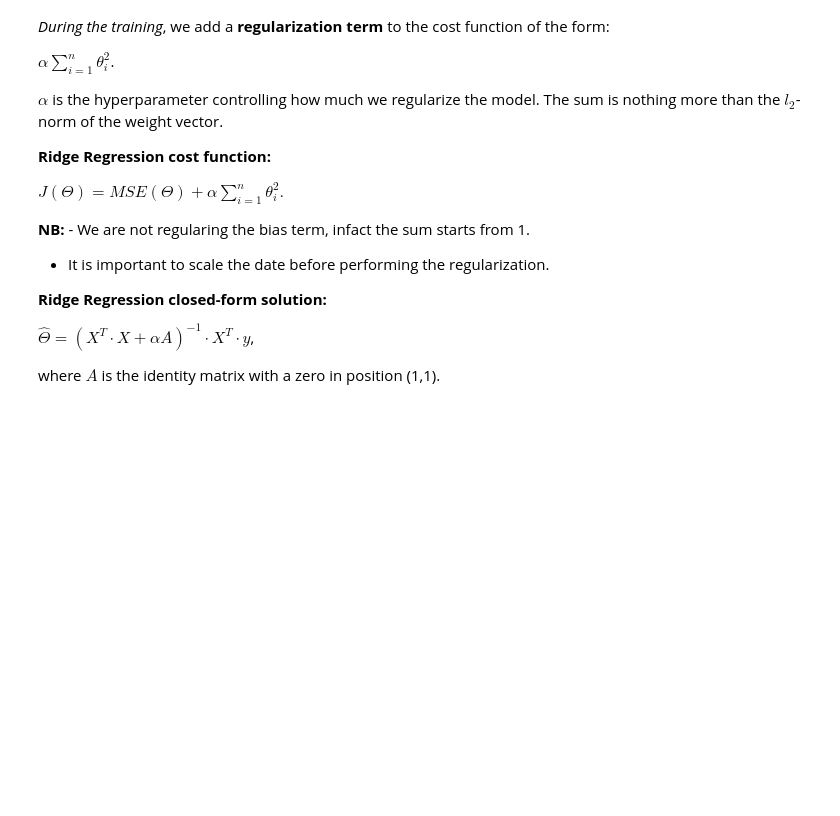
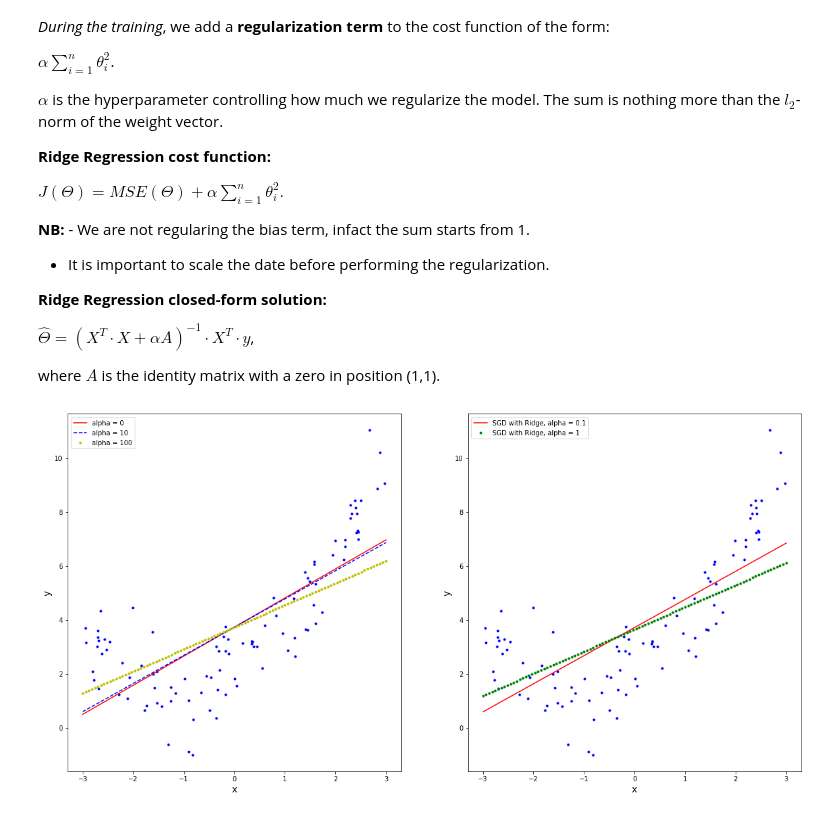
Before and after one commit to ChiaraAlba/Decision-Tree, a Jupyter notebook: practice.ipynb, the cells around one changed output. Saved outputs shown, nothing was run; the diff lists cells and outputs as text; code cells hidden in the pictures; blank space fills up the shorter version.

```diff
--- a/practice.ipynb
+++ b/practice.ipynb
@@ -354,0 +351,46 @@ fig, ax = plt.subplots(nrows=1, ncols=3, figsize=(20,5))
+# %%
+from sklearn.linear_model import Ridge
+
+X_new = np.linspace(-3,3,100).reshape(100,1)
+
+fig, ax = plt.subplots(nrows=1, ncols=2, figsize=(20,10))
+
+ax[0].plot(X, y, 'b.')
+ax[1].plot(X, y, 'b.')
+
+
+def batch_ridge(alpha, X, y, X_new):
+  ridge_reg = Ridge(alpha = alpha, solver = 'cholesky')
+  ridge_reg.fit(X,y)
+  return ridge_reg.predict(X_new)
+
+def SGD_ridge(X, y, X_new, alpha = 0.1):
+  sgd_reg = SGDRegressor(penalty = 'l2', alpha=alpha)
+  sgd_reg.fit(X, y)
+  return sgd_reg.predict(X_new)
+
+
+for alpha, style, label in ((0,'r-', 'alpha = 0'), (10, 'b--', 'alpha = 10'), (100, 'y.', 'alpha = 100')):
+  y_predict_batch = batch_ridge(alpha, X, y, X_new)
+  ax[0].plot(X_new, y_predict_batch, style, label = label)
+  ax[0].legend(loc = 0)
+  ax[0].set_xlabel('x', fontsize=14)
+  ax[0].set_ylabel('y', fontsize=14)
+
+
+y_predict_SGD = SGD_ridge(X, y, X_new)
+ax[1].plot(X_new, y_predict_SGD, 'r-', label = 'SGD with Ridge, alpha = 0.1')
+ax[1].legend(loc = 0)
+ax[1].set_xlabel('x', fontsize=14)
+ax[1].set_ylabel('y', fontsize=14)
+
+y_predict_SGD = SGD_ridge(X, y, X_new, alpha = 1)
+ax[1].plot(X_new, y_predict_SGD, 'g.', label = 'SGD with Ridge, alpha = 1')
+ax[1].legend(loc = 0)
+ax[1].set_xlabel('x', fontsize=14)
+ax[1].set_ylabel('y', fontsize=14)
+
+
+plt.show()
+# %% [output]
+[figure, added]
```
Also changed, not shown: parts of 19 cells of this notebook.
